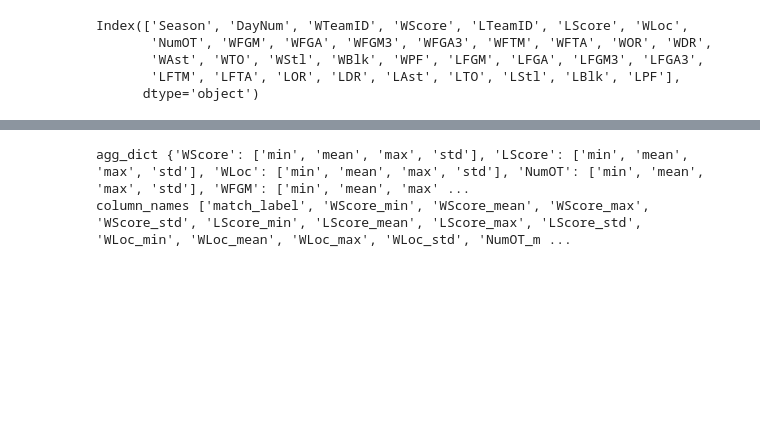
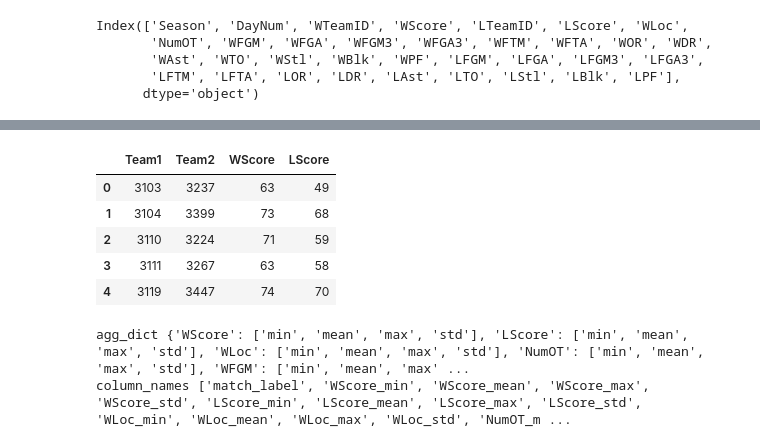
Before and after one commit to MJeremy2017/machine-learning-models, a Jupyter notebook: Kaggle-NCAA/Match-Prediction.ipynb, the cells around one changed output, grey strips where cells are left out. Saved outputs shown, nothing was run; the diff lists cells and outputs as text; code cells hidden in the pictures; blank space fills up the shorter version.

```diff
--- a/Kaggle-NCAA/Match-Prediction.ipynb
+++ b/Kaggle-NCAA/Match-Prediction.ipynb
@@ -306,3 +439,12 @@ test size (5272, 39)
+# %%
+match_detailed[["Team1", "Team2", "WScore", "LScore"]].head()
+# %% [output]
+|  | Team1 | Team2 | WScore | LScore |
+| 0 | 3103 | 3237 | 63 | 49 |
+| 1 | 3104 | 3399 | 73 | 68 |
+| 2 | 3110 | 3224 | 71 | 59 |
+| 3 | 3111 | 3267 | 63 | 58 |
+| 4 | 3119 | 3447 | 74 | 70 |
 # %%
 # match level feature
 stats = ["min", "mean", "max", "std"]
```
Also changed, not shown: parts of 8 cells of this notebook.
